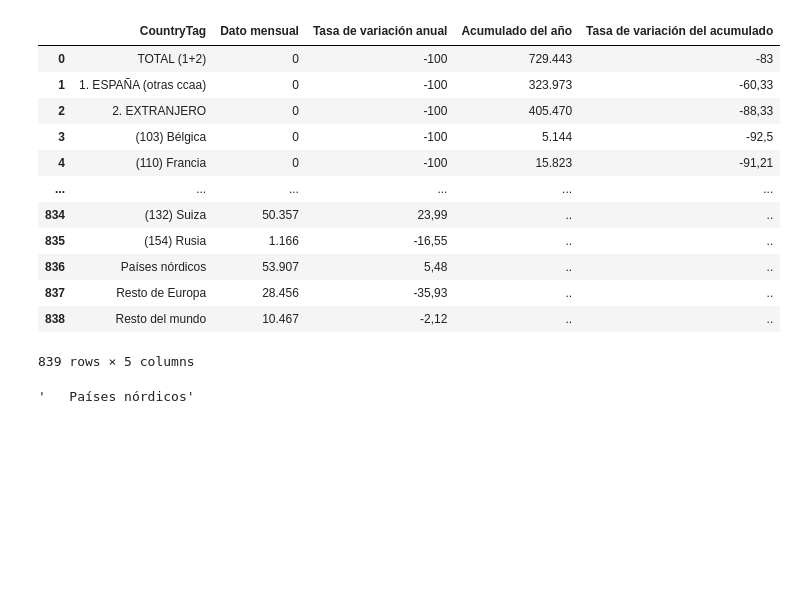
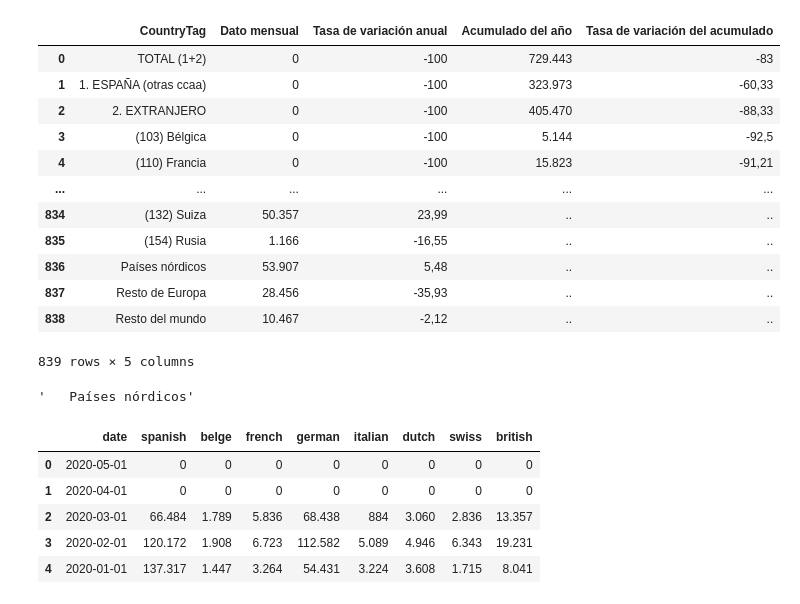
Before and after one commit to paunavarrogaspar/Project-Week-5-Your-Own-Project, a Jupyter notebook: your-project/code/TourismStatsCleaning.ipynb, the cells around one changed output. Saved outputs shown, nothing was run; the diff lists cells and outputs as text; code cells hidden in the pictures; blank space fills up the shorter version.

Commit message:
Changed date formats and exported to start plotting

```diff
--- a/your-project/code/TourismStatsCleaning.ipynb
+++ b/your-project/code/TourismStatsCleaning.ipynb
@@ -85,0 +85,10 @@ tourism_influx.to_csv('../data/BalearicIslandsTourismClean.csv')
+# %%
+tourism_influx["date"] = pd.to_datetime(tourism_influx["date"], format='%m-%Y')
+tourism_influx.head()
+# %% [output]
+|  | date | spanish | belge | french | german | italian | dutch | swiss | british |
+| 0 | 2020-05-01 | 0 | 0 | 0 | 0 | 0 | 0 | 0 | 0 |
+| 1 | 2020-04-01 | 0 | 0 | 0 | 0 | 0 | 0 | 0 | 0 |
+| 2 | 2020-03-01 | 66.484 | 1.789 | 5.836 | 68.438 | 884 | 3.060 | 2.836 | 13.357 |
+| 3 | 2020-02-01 | 120.172 | 1.908 | 6.723 | 112.582 | 5.089 | 4.946 | 6.343 | 19.231 |
+| 4 | 2020-01-01 | 137.317 | 1.447 | 3.264 | 54.431 | 3.224 | 3.608 | 1.715 | 8.041 |
```
Also changed, not shown: parts of 2 cells of this notebook, 11 other files.
